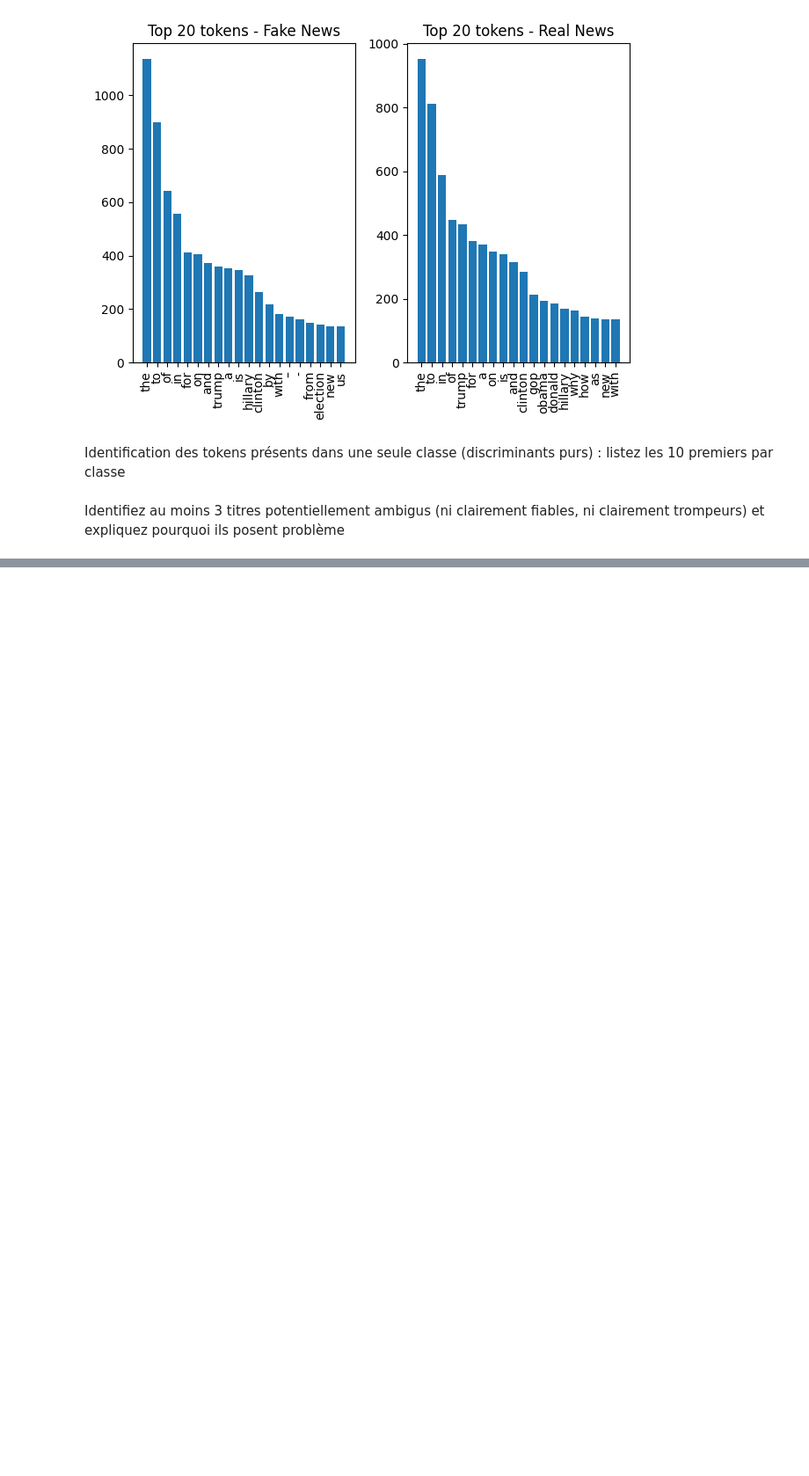
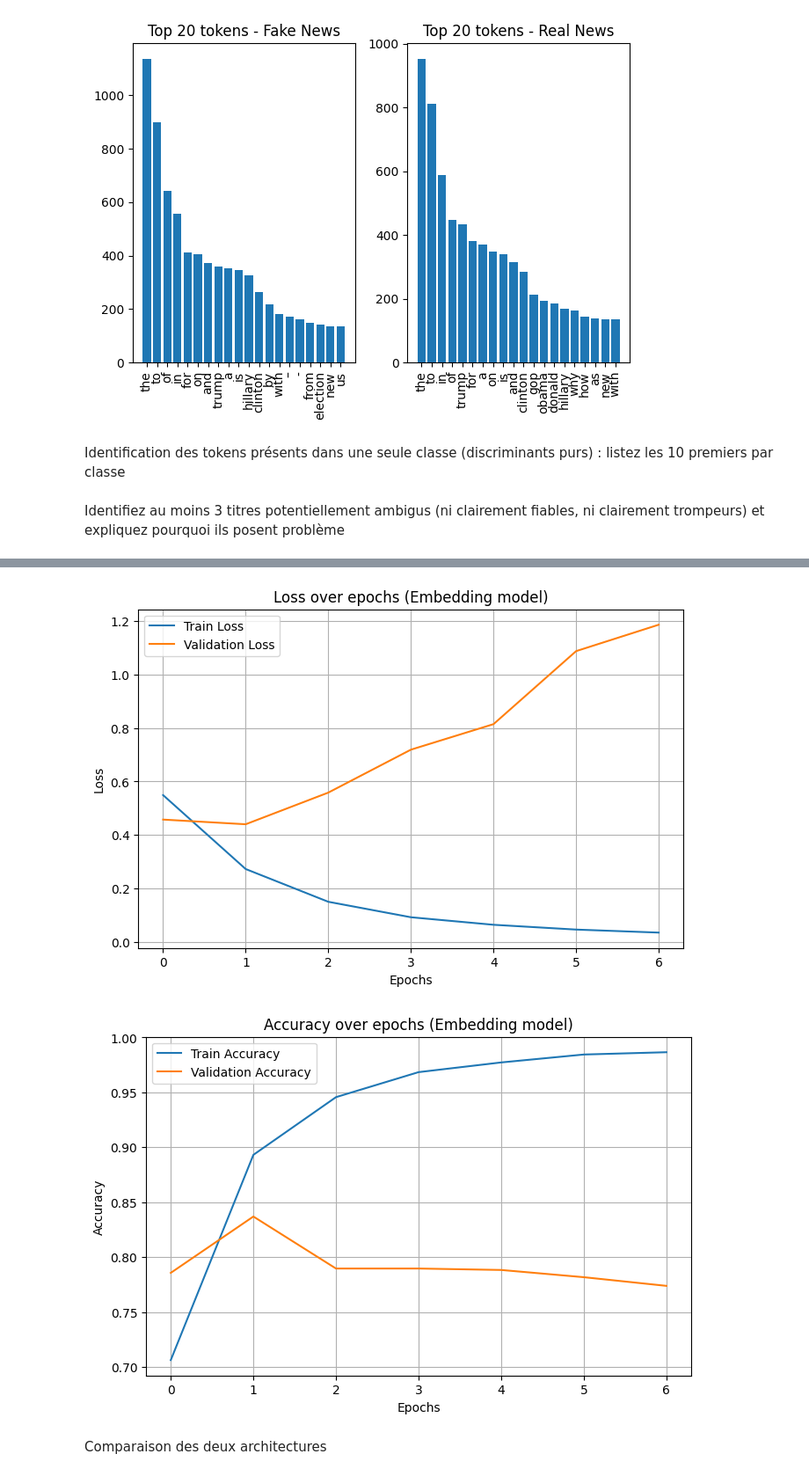
Before and after one commit to Clement-dbs/fake-news-detection-nlp, a Jupyter notebook: notebook/fake_news.ipynb, the cells around one changed output, grey strips where cells are left out. Shown at 88% size. Drawn from its saved outputs; the diff is of its cells as text; code cells hidden in the pictures; blank space fills up the shorter version.

```diff
--- a/notebook/fake_news.ipynb
+++ b/notebook/fake_news.ipynb
@@ -108,0 +179,3 @@ Identifiez au moins 3 titres potentiellement ambigus (ni clairement fiables, ni
+# %%
+df["text_clean"] = df["text"].apply(clean_title)
+print(df["text_clean"])
@@ -108,0 +442,22 @@ Identifiez au moins 3 titres potentiellement ambigus (ni clairement fiables, ni
+# %%
+early_stopping = EarlyStopping(
+    patience=5,
+    restore_best_weights=True,
+    monitor='val_loss'
+)
+
+checkpoint = ModelCheckpoint(
+    "../models/best_embedding_model.keras",
+    monitor='val_loss',
+    save_best_only=True
+)
+# %%
+history_emb = embedding_model.fit(
+    X_train_seq,
+    y_train,
+    epochs=30,
+    batch_size=32,
+    validation_split=0.15,
+    callbacks=[early_stopping, checkpoint],
+    verbose=1
+)
@@ -108,0 +479,25 @@ Identifiez au moins 3 titres potentiellement ambigus (ni clairement fiables, ni
+# %%
+plt.figure(figsize=(8,5))
+plt.plot(history_emb.history['loss'], label='Train Loss')
+plt.plot(history_emb.history['val_loss'], label='Validation Loss')
+plt.title("Loss over epochs (Embedding model)")
+plt.xlabel("Epochs")
+plt.ylabel("Loss")
+plt.legend()
+plt.grid()
+plt.show()
+
+plt.figure(figsize=(8,5))
+plt.plot(history_emb.history['accuracy'], label='Train Accuracy')
+plt.plot(history_emb.history['val_accuracy'], label='Validation Accuracy')
+plt.title("Accuracy over epochs (Embedding model)")
+plt.xlabel("Epochs")
+plt.ylabel("Accuracy")
+plt.legend()
+plt.grid()
+plt.show()
+# %% [output]
+[figure, added]
+[figure, added]
+# %% [markdown]
+ Comparaison des deux architectures
```
Also changed, not shown: parts of 51 cells of this notebook.
